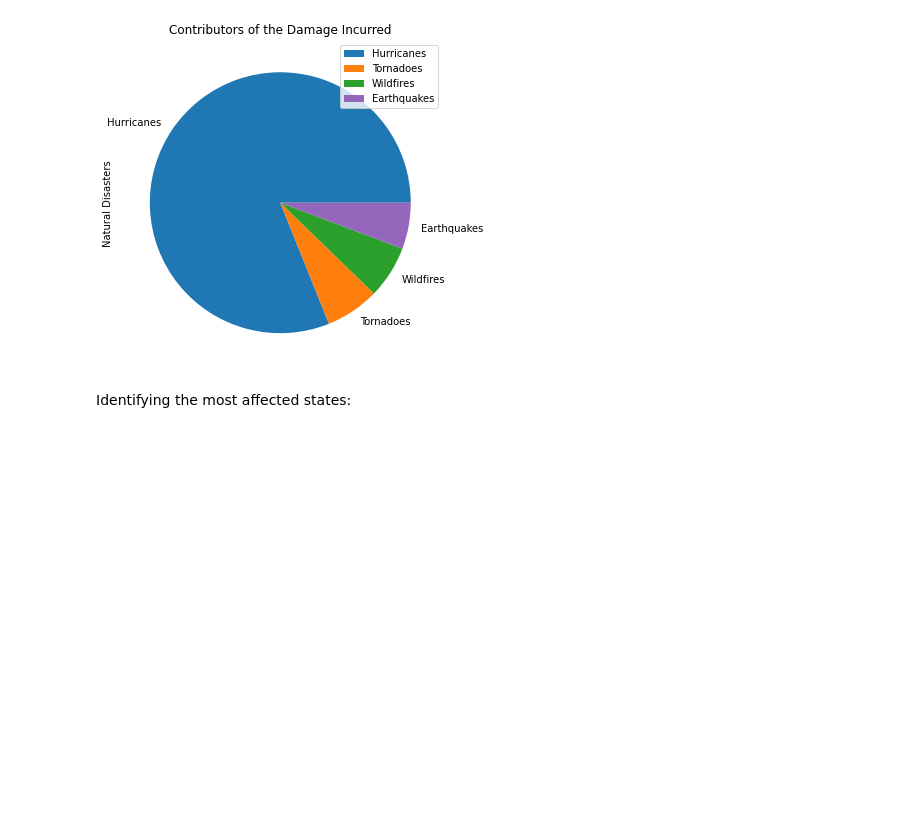
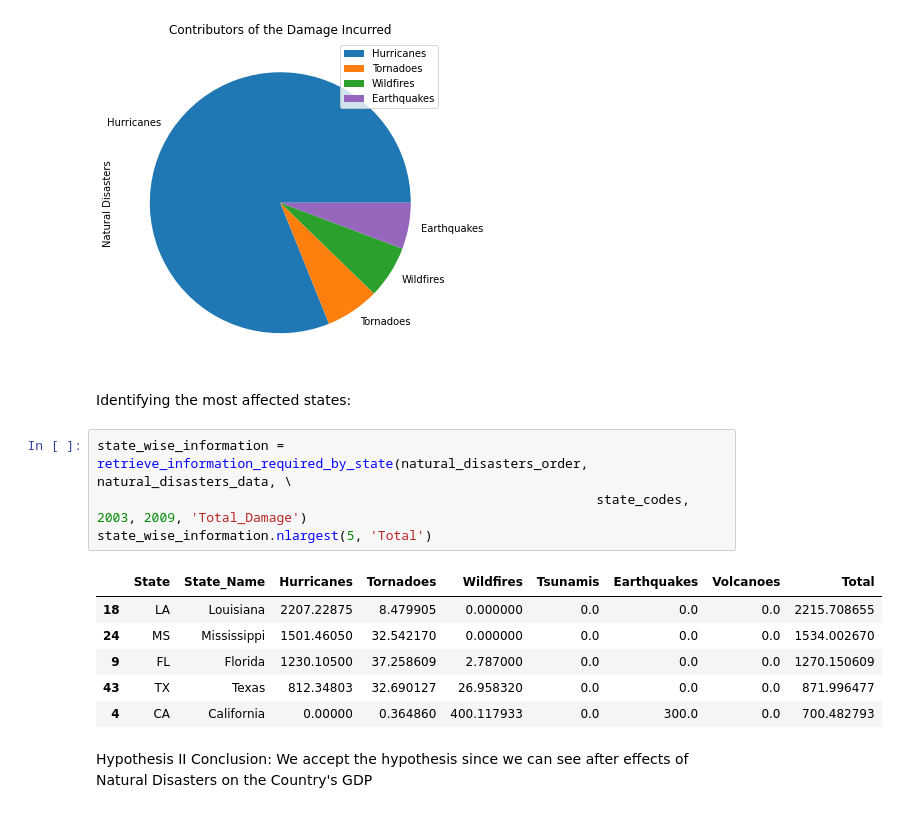
Before and after one commit to resh-chh/2021Fall_finals, a Jupyter notebook: Natural_Disasters_and_its_Economic_Impacts_in_the_US.ipynb, the cells around one changed output. Saved outputs shown, nothing was run; the diff lists cells and outputs as text; blank space fills up the shorter version.

Commit message:
1. ipynb: Adding into jupyter notebook for Hypothesis 1 2. py: completed function to retrieve information required by state 3. Deleting extra comments and main

```diff
--- a/Natural_Disasters_and_its_Economic_Impacts_in_the_US.ipynb
+++ b/Natural_Disasters_and_its_Economic_Impacts_in_the_US.ipynb
@@ -284,3 +288,16 @@ plt.show()
 [figure]
 # %% [markdown]
 Identifying the most affected states:
+# %%
+state_wise_information = retrieve_information_required_by_state(natural_disasters_order, natural_disasters_data, \
+                                                                state_codes, 2003, 2009, 'Total_Damage')
+state_wise_information.nlargest(5, 'Total')
+# %% [output]
+|  | State | State_Name | Hurricanes | Tornadoes | Wildfires | Tsunamis | Earthquakes | Volcanoes | Total |
+| 18 | LA | Louisiana | 2207.22875 | 8.479905 | 0.000000 | 0.0 | 0.0 | 0.0 | 2215.708655 |
+| 24 | MS | Mississippi | 1501.46050 | 32.542170 | 0.000000 | 0.0 | 0.0 | 0.0 | 1534.002670 |
+| 9 | FL | Florida | 1230.10500 | 37.258609 | 2.787000 | 0.0 | 0.0 | 0.0 | 1270.150609 |
+| 43 | TX | Texas | 812.34803 | 32.690127 | 26.958320 | 0.0 | 0.0 | 0.0 | 871.996477 |
+| 4 | CA | California | 0.00000 | 0.364860 | 400.117933 | 0.0 | 300.0 | 0.0 | 700.482793 |
+# %% [markdown]
+Hypothesis II Conclusion: We accept the hypothesis since we can see after effects of Natural Disasters on the Country's GDP
```
Also changed, not shown: parts of 3 cells of this notebook, 3 other files.
